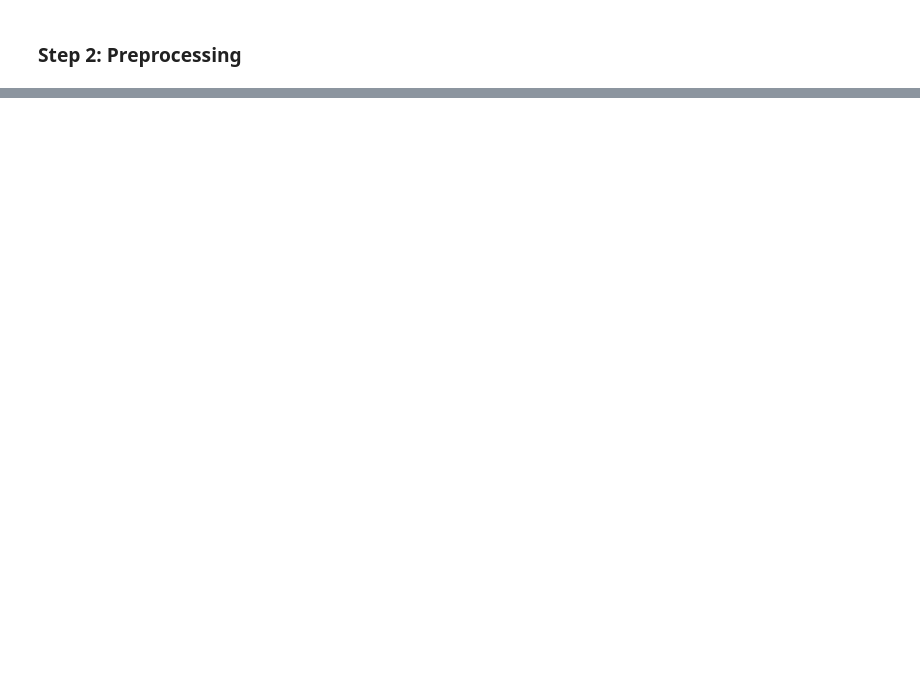
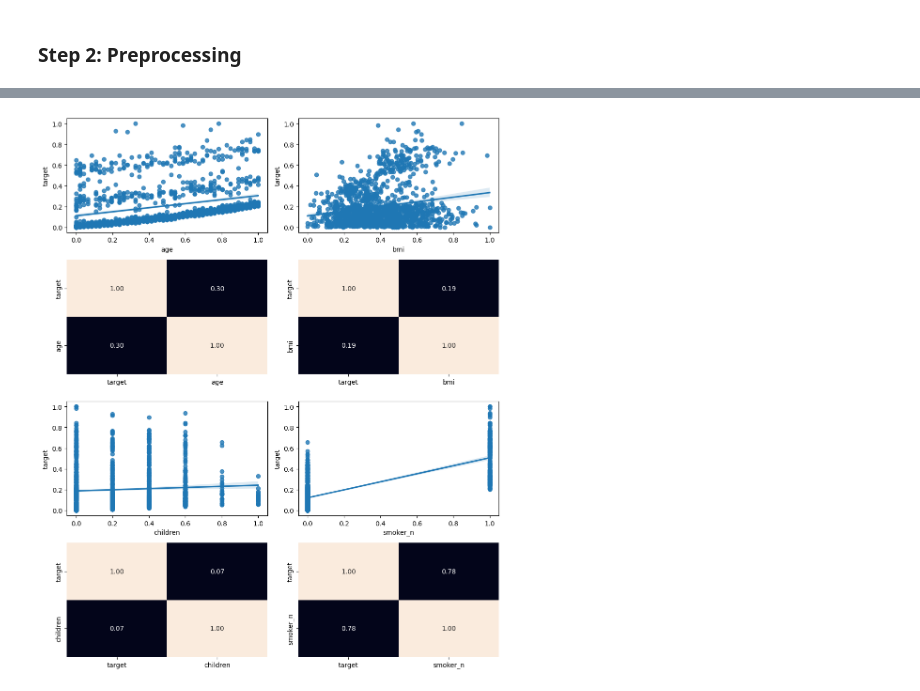
Before and after one commit to rodri-iot/machine-learning-python-template, a Jupyter notebook: src/app.ipynb, the cells around one changed output, grey strips where cells are left out. Cells and saved outputs as stored; diff of their text form; code cells hidden in the pictures; blank space fills up the shorter version.

```diff
--- a/src/app.ipynb
+++ b/src/app.ipynb
@@ -211,0 +248,5 @@ display(df_train.describe(include= 'number').T)
+# %%
+df_train = pd.read_csv("../data/processed/df_train_scal.csv")
+df_test = pd.read_csv("../data/processed/df_test_scal.csv")
+
+df_train.head()
@@ -211,0 +260,20 @@ display(df_train.describe(include= 'number').T)
+# %%
+fig, ax = plt.subplots(4, 2, figsize= (10, 12))
+df_train_scal = pd.concat([df_train, df_test])
+
+sns.regplot(data = df_train_scal, x= 'age', y= 'target', ax= ax[0, 0])
+sns.heatmap(df_train_scal[['target', 'age']].corr(), annot= True, fmt= '.2f', ax= ax[1, 0], cbar= False)
+
+sns.regplot(data = df_train_scal, x= 'bmi', y= 'target', ax= ax[0, 1])
+sns.heatmap(df_train_scal[['target', 'bmi']].corr(), annot= True, fmt= '.2f', ax= ax[1, 1], cbar= False)
+
+sns.regplot(data = df_train_scal, x= 'children', y= 'target', ax= ax[2, 0])
+sns.heatmap(df_train_scal[['target', 'children']].corr(), annot= True, fmt= '.2f', ax= ax[3, 0], cbar= False)
+
+sns.regplot(data = df_train_scal, x= 'smoker_n', y= 'target', ax= ax[2, 1])
+sns.heatmap(df_train_scal[['target', 'smoker_n']].corr(), annot= True, fmt= '.2f', ax= ax[3, 1], cbar= False)
+
+plt.tight_layout()
+plt.show()
+# %% [output]
+[figure, added]
```
Also changed, not shown: parts of 40 cells of this notebook, 6 other files.
